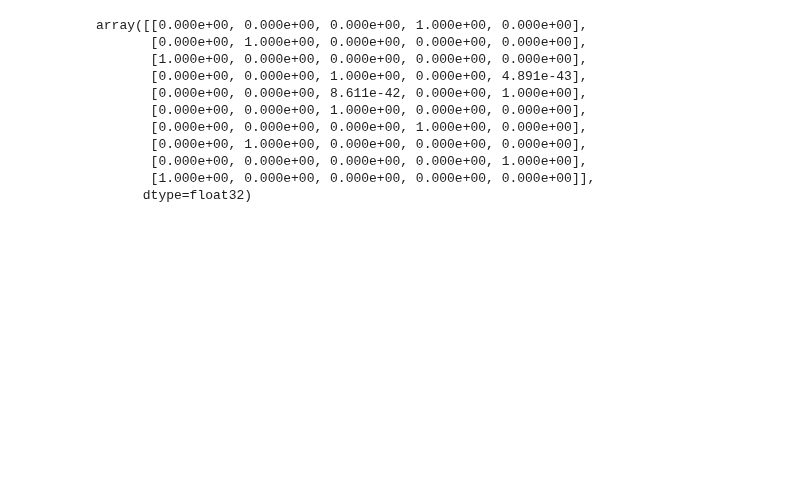
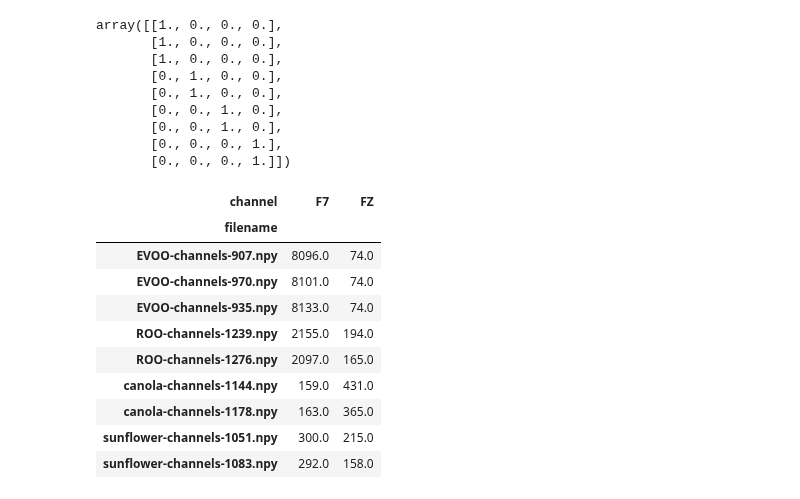
Before and after one commit to jonnor/embeddedml, a Jupyter notebook: projects/spectrometer/notebooks/OilsExplore.ipynb, the cells around one changed output. Drawn from its saved outputs; the diff is of its cells as text; code cells hidden in the pictures; blank space fills up the shorter version.

```diff
--- a/projects/spectrometer/notebooks/OilsExplore.ipynb
+++ b/projects/spectrometer/notebooks/OilsExplore.ipynb
@@ -195,29 +155,48 @@ seaborn.catplot(data=tidy_log.reset_index(),
 # %%
 
 from sklearn.discriminant_analysis import LinearDiscriminantAnalysis
+from sklearn.neighbors import KNeighborsClassifier
+
 
 lda = LinearDiscriminantAnalysis(n_components=2)
 d = data.copy()
 label_column = 'label'
 data_columns = list(set(d.columns) - set([label_column]))
-data_columns = [ 'F6', 'F2' ]
+#data_columns = [ 'F6', 'F2' ]
+data_columns = [ 'F7', 'FZ' ]
 X_train = data[data_columns]
 Y_train = data[label_column]
-lda.fit(X_train, Y_train)
 
-lda.predict_proba(X_train)
+est = KNeighborsClassifier(1)
+est.fit(X_train, Y_train)
+est.predict_proba(X_train)
+
+#lda.fit(X_train, Y_train)
+#lda.predict_proba(X_train)
 # %% [output]
-array([[0.000e+00, 0.000e+00, 0.000e+00, 1.000e+00, 0.000e+00],
-       [0.000e+00, 1.000e+00, 0.000e+00, 0.000e+00, 0.000e+00],
-       [1.000e+00, 0.000e+00, 0.000e+00, 0.000e+00, 0.000e+00],
-       [0.000e+00, 0.000e+00, 1.000e+00, 0.000e+00, 4.891e-43],
-       [0.000e+00, 0.000e+00, 8.611e-42, 0.000e+00, 1.000e+00],
-       [0.000e+00, 0.000e+00, 1.000e+00, 0.000e+00, 0.000e+00],
-       [0.000e+00, 0.000e+00, 0.000e+00, 1.000e+00, 0.000e+00],
-       [0.000e+00, 1.000e+00, 0.000e+00, 0.000e+00, 0.000e+00],
-       [0.000e+00, 0.000e+00, 0.000e+00, 0.000e+00, 1.000e+00],
-       [1.000e+00, 0.000e+00, 0.000e+00, 0.000e+00, 0.000e+00]],
-      dtype=float32)
+array([[1., 0., 0., 0.],
+       [1., 0., 0., 0.],
+       [1., 0., 0., 0.],
+       [0., 1., 0., 0.],
+       [0., 1., 0., 0.],
+       [0., 0., 1., 0.],
+       [0., 0., 1., 0.],
+       [0., 0., 0., 1.],
+       [0., 0., 0., 1.]])
+# %%
+X_train
+# %% [output]
+| channel | F7 | FZ |
+| filename |  |  |
+| EVOO-channels-907.npy | 8096.0 | 74.0 |
+| EVOO-channels-970.npy | 8101.0 | 74.0 |
+| EVOO-channels-935.npy | 8133.0 | 74.0 |
+| ROO-channels-1239.npy | 2155.0 | 194.0 |
+| ROO-channels-1276.npy | 2097.0 | 165.0 |
+| canola-channels-1144.npy | 159.0 | 431.0 |
+| canola-channels-1178.npy | 163.0 | 365.0 |
+| sunflower-channels-1051.npy | 300.0 | 215.0 |
+| sunflower-channels-1083.npy | 292.0 | 158.0 |
 # %%
 m = d.copy().reset_index()
 m = pandas.merge(m, pandas.DataFrame(lda.transform(X_train), columns=['lda_1', 'lda_2']), right_index=True, left_index=True)
```
Also changed, not shown: parts of 10 cells of this notebook, 1 other file.
